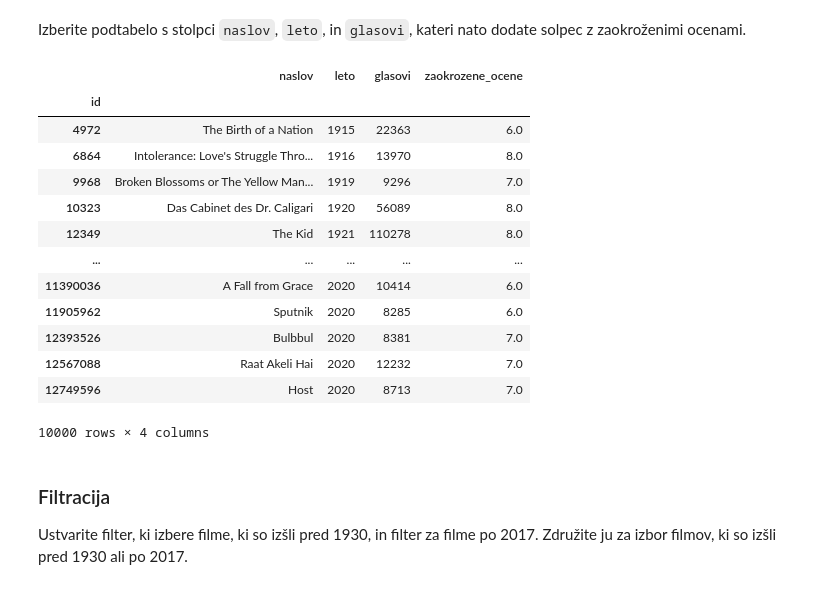
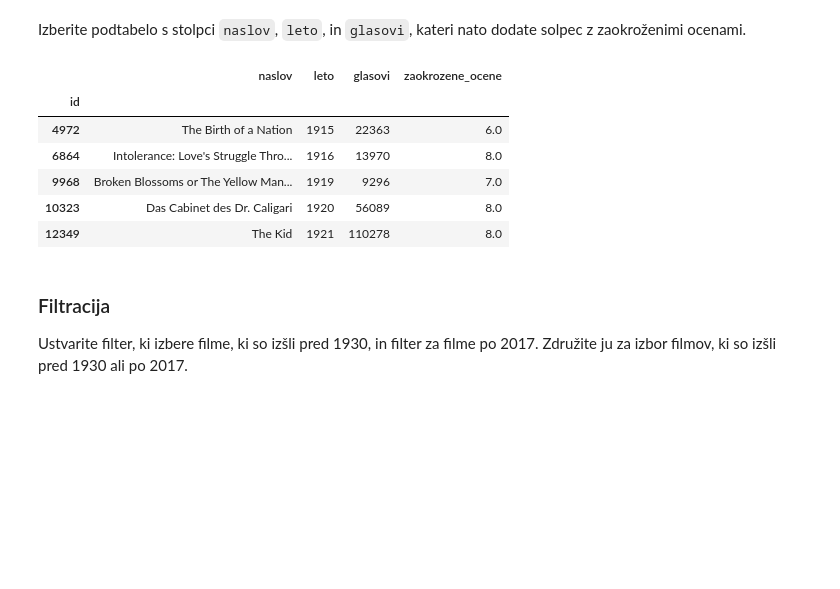
Before and after one commit to MancaMurn/programiranje-1, a Jupyter notebook: 03-knjiznica-pandas/vaje/pandas_101.ipynb, the cells around one changed output. Cells and saved outputs as stored; diff of their text form; code cells hidden in the pictures; blank space fills up the shorter version.

```diff
--- a/03-knjiznica-pandas/vaje/pandas_101.ipynb
+++ b/03-knjiznica-pandas/vaje/pandas_101.ipynb
@@ -9,9 +9,11 @@
 # %%
 # naložimo paket
 import pandas as pd
+import matplotlib.pyplot as plt
+import numpy as np
 import os.path
 # ker bomo delali z velikimi razpredelnicami, povemo, da naj se vedno izpiše le 10 vrstic
-pd.options.display.max_rows = 10
+pd.set_option("display.max_rows", 10)
 
 # izberemo interaktivni "notebook" stil risanja
 %matplotlib inline
@@ -137,22 +150,15 @@ Izberite podtabelo s stolpci `naslov`, `leto`, in `glasovi`, kateri nato dodate
 # %%
 podtabela = filmi[['naslov', 'leto', 'glasovi']].copy()
 podtabela['zaokrozene_ocene'] = zaokr
-podtabela
+podtabela.head()
 # %% [output]
 |  | naslov | leto | glasovi | zaokrozene_ocene |
 | id |  |  |  |  |
 | 4972 | The Birth of a Nation | 1915 | 22363 | 6.0 |
 | 6864 | Intolerance: Love's Struggle Thro... | 1916 | 13970 | 8.0 |
 | 9968 | Broken Blossoms or The Yellow Man... | 1919 | 9296 | 7.0 |
 | 10323 | Das Cabinet des Dr. Caligari | 1920 | 56089 | 8.0 |
 | 12349 | The Kid | 1921 | 110278 | 8.0 |
-| ... | ... | ... | ... | ... |
-| 11390036 | A Fall from Grace | 2020 | 10414 | 6.0 |
-| 11905962 | Sputnik | 2020 | 8285 | 6.0 |
-| 12393526 | Bulbbul | 2020 | 8381 | 7.0 |
-| 12567088 | Raat Akeli Hai | 2020 | 12232 | 7.0 |
-| 12749596 | Host | 2020 | 8713 | 7.0 |
-10000 rows × 4 columns
 # %% [markdown]
 ### Filtracija
 
```
Also changed, not shown: parts of 4 cells of this notebook.
